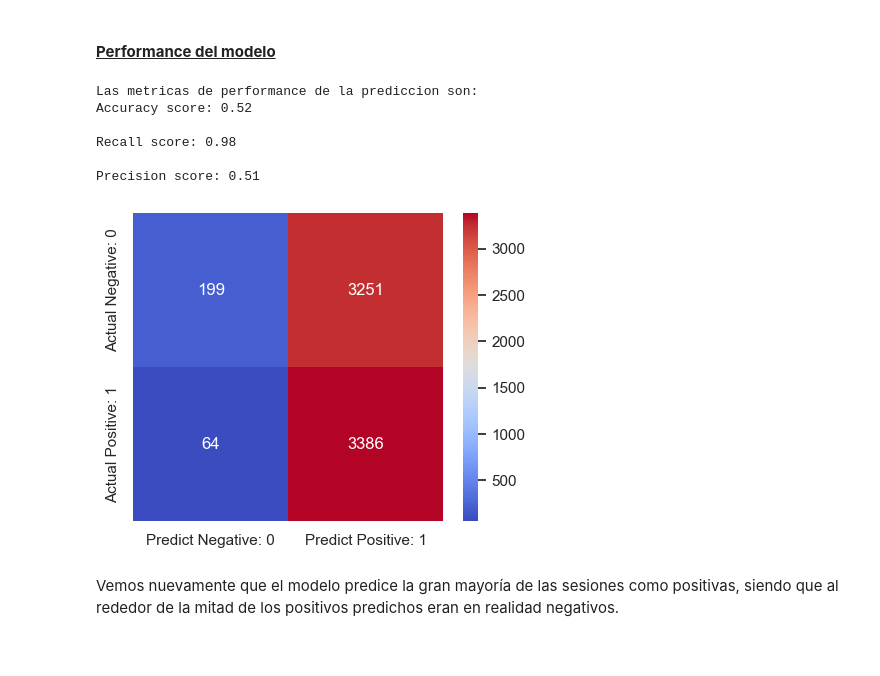
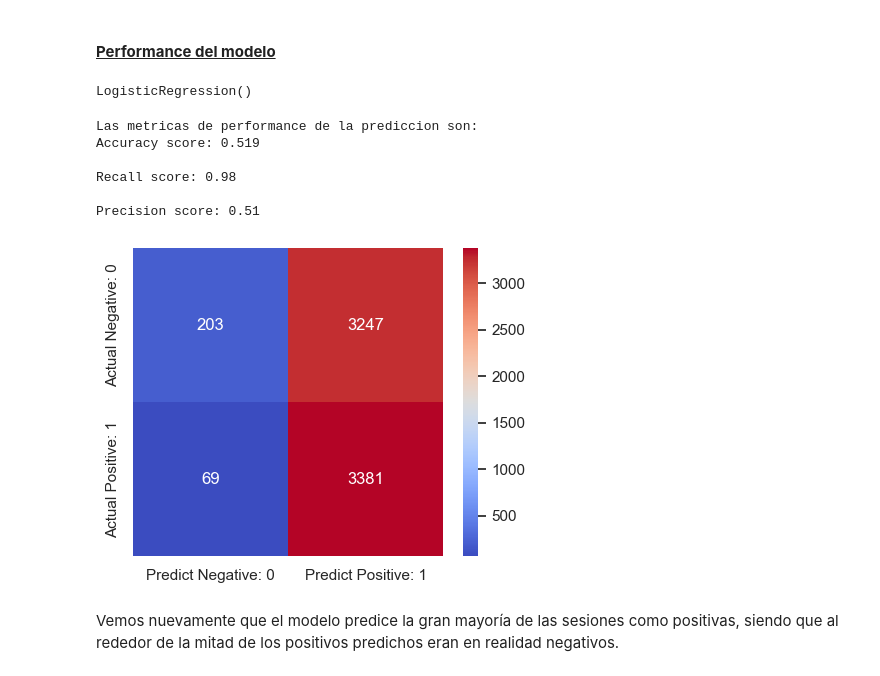
Before and after one commit to adilelle1/navegacion_web_poo, a Jupyter notebook: navegacion_web.ipynb, the cells around one changed output. Drawn from its saved outputs; the diff is of its cells as text; code cells hidden in the pictures.

Commit message:
version final + prediccion con instancias nuevas

```diff
--- a/navegacion_web.ipynb
+++ b/navegacion_web.ipynb
@@ -1528,9 +1663,9 @@ Despues de la permutacion de variables, asi decrece el score en terminos de vari
 # Agrego un umbral para quitar las variables que no tienen peso sobre el modelo
 umbral = 0.001
 weak_features = importance_df[importance_df.feature_importance <= umbral]["feature"].values
-X_strong_features = data_undersampling_mex.drop(columns=list(weak_features) + ["reserved"])
+X_strong_features_mex = data_undersampling_mex.drop(columns=list(weak_features) + ["reserved"])
 
-print(f'Las variables fuertes son {list(X_strong_features.columns)}')
+print(f'Las variables fuertes son {list(X_strong_features_mex.columns)}')
 # %% [output]
 Las variables fuertes son ['total_previous_events', 'total_previous_vipphoto_selected', 'total_previous_vip360view_selected', 'total_previous_catalogfilter_selected', 'total_previous_home_viewed', 'ti ...
 # %%
@@ -1546,31 +1681,43 @@ El modelo entrenado con las variables fuertes da un accuracy de 0.531
 El modelo con las features mas fuertes mejora muy poco el accuracy score.
 # %% [markdown]
 #### <u>**Performance del modelo**<u/>
+# %%
+# Vuelvo a hacer el fit pero ahora con las columnas fuertes para hacer la prediccion con la instancia nueva, si no debia crear una instancia con demasiadas columnas
+# Dividimos datos de entrenamiento y testeo
+X_train_mex_under, X_test_mex_under, y_train_mex_under, y_test_mex_under = train_test_split(X_strong_features_mex, y_mex_under, test_size=0.30, stratify=y_mex_under, random_state=12)
+
+# Instanciamos un objeto de la clase
+logistic_regression_mex = LogisticRegression()
+
+# Ajustamos el modelo
+logistic_regression_mex.fit(X_train_mex_under, y_train_mex_under)
+# %% [output]
+LogisticRegression()
 # %%
 # Hacemos predicciones con el modelo entrenado
-y_pred_mex_under = logistic_regression.predict(X_test_mex_under)
+y_pred_mex_under = logistic_regression_mex.predict(X_test_mex_under)
 
 from sklearn.metrics import accuracy_score, recall_score, precision_score, confusion_matrix
 
 print('Las metricas de performance de la prediccion son:')
 print(f'Accuracy score: {accuracy_score(y_test_mex_under, y_pred_mex_under).round(3)}\n')
 print(f'Recall score: {recall_score(y_test_mex_under, y_pred_mex_under).round(2)}\n')
 print(f'Precision score: {precision_score(y_test_mex_under, y_pred_mex_under).round(2)}\n')
 # Graficamos la matriz de confusion
 confmat_lru = confusion_matrix(y_test_mex_under, y_pred_mex_under)
 confmat_df_lru = pd.DataFrame(data=confmat_lru,
                               index=['Actual Negative: 0', 'Actual Positive: 1'],
                               columns=['Predict Negative: 0', 'Predict Positive: 1'])
 
 sns.heatmap(confmat_df_lru, annot=True, fmt='d', cmap='coolwarm');
 # %% [output]
 Las metricas de performance de la prediccion son:
-Accuracy score: 0.52
+Accuracy score: 0.519
 
 Recall score: 0.98
 
 Precision score: 0.51
-[figure, old version]
+[figure, new version]
 # %% [markdown]
 Vemos nuevamente que el modelo predice la gran mayoría de las sesiones como positivas, siendo que al rededor de la mitad de los positivos predichos eran en realidad negativos.
 # %%
```
Also changed, not shown: parts of 39 cells of this notebook, 1 other file.
